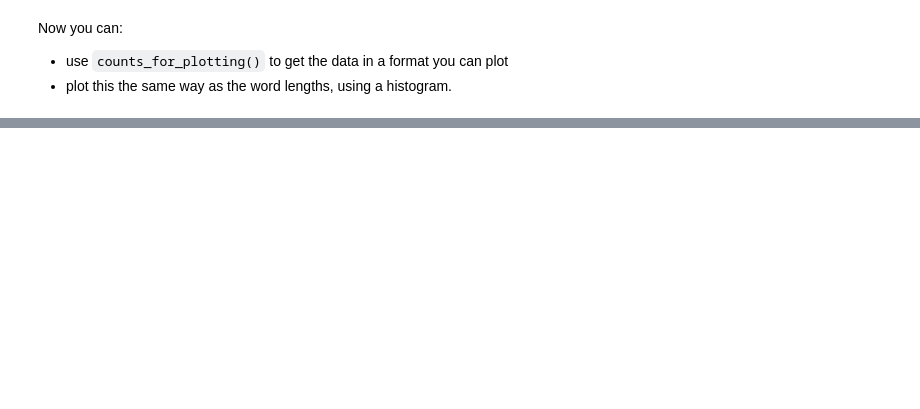
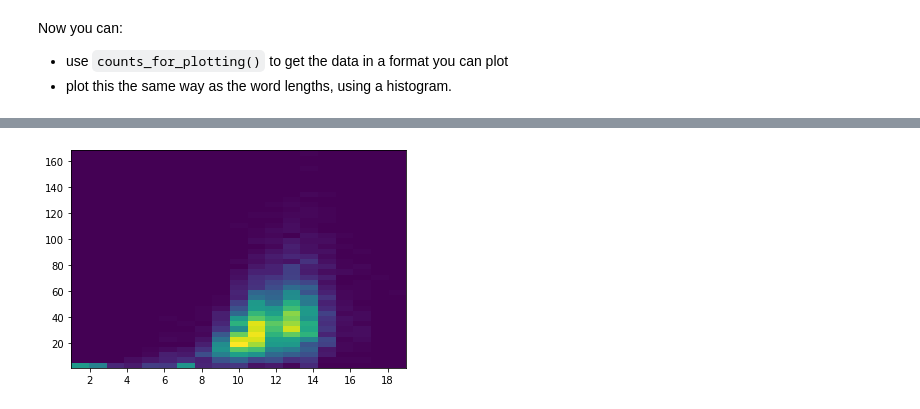
Before and after one commit to alisdt/python-intermediate, a Jupyter notebook: 03PlottingWithSolutions.ipynb, the cells around one changed output, grey strips where cells are left out. Saved outputs shown, nothing was run; the diff lists cells and outputs as text; code cells hidden in the pictures; blank space fills up the shorter version.

```diff
--- a/03PlottingWithSolutions.ipynb
+++ b/03PlottingWithSolutions.ipynb
@@ -289,3 +345,5 @@ plt.ylim(0,200)
 # %%
-a = plt.hist2d(w_lengths, s_lengths, bins=(max(w_lengths),max(s_lengths)/4))
+a = plt.hist2d(w_lengths, s_lengths, bins=(max(w_lengths),int(max(s_lengths)/4)))
 plt.grid(False)
+# %% [output]
+[figure, added]
```
Also changed, not shown: parts of 25 cells of this notebook, 4 other files.
